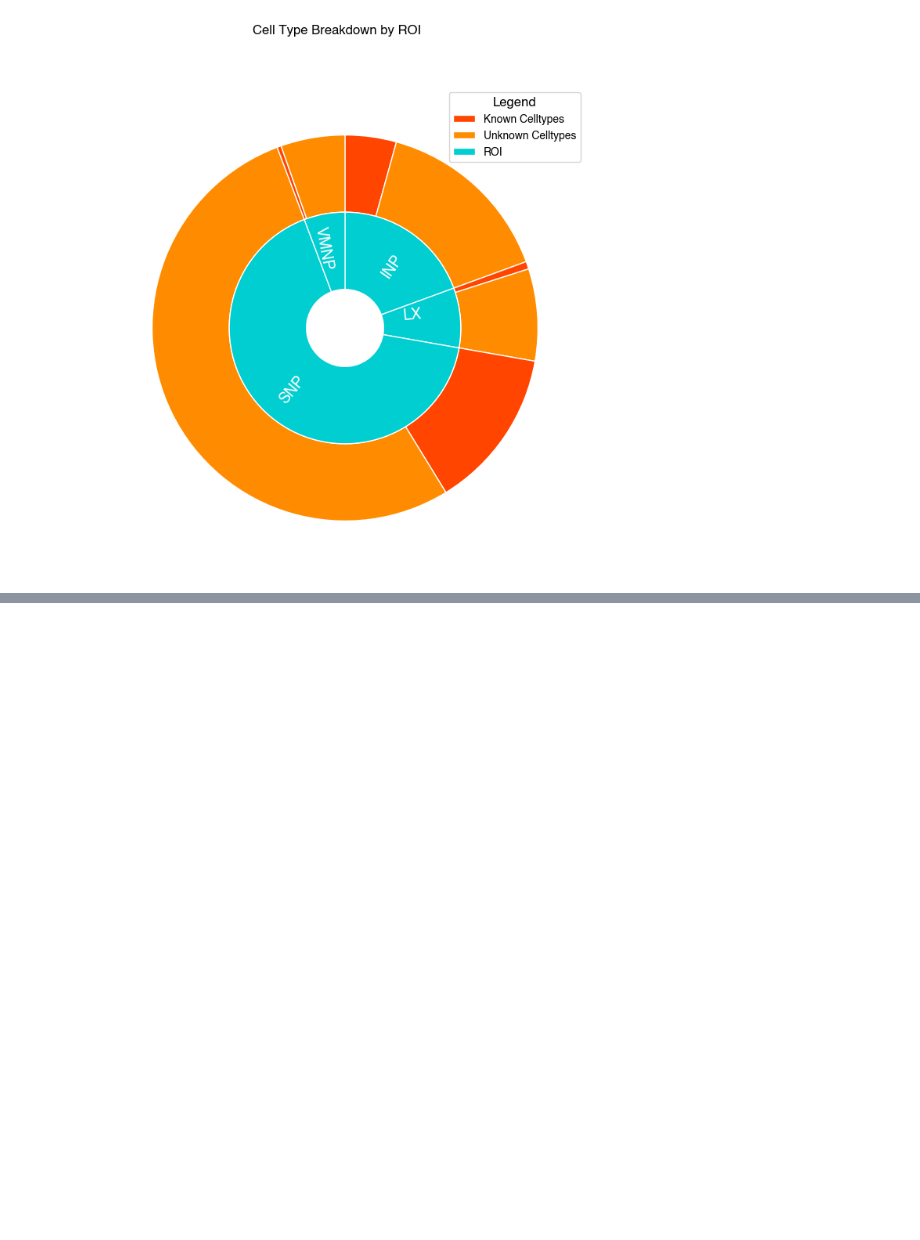
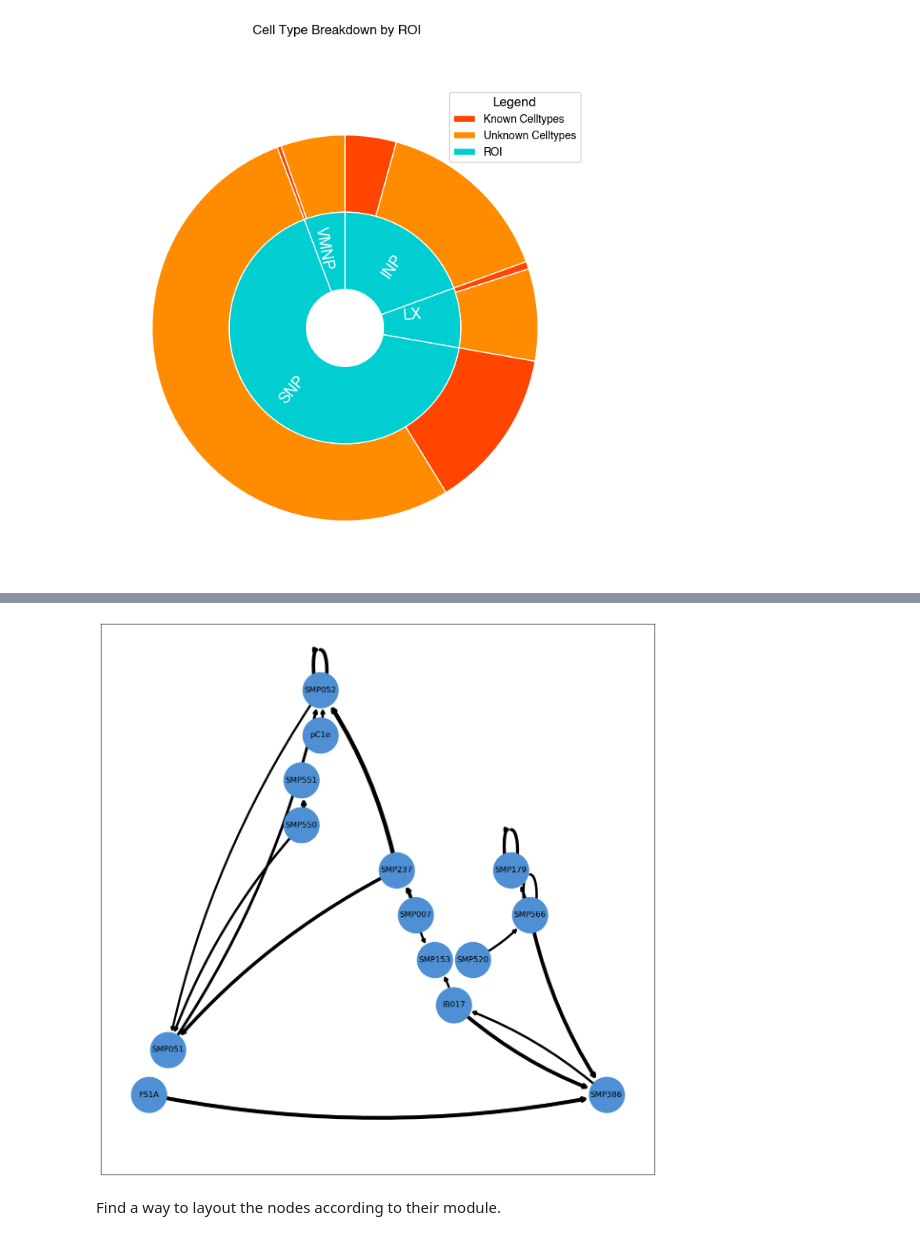
Before and after one commit to Gutierrez-lab/oviIN-analyses-gabrielle, a Jupyter notebook: hub_bespoke.ipynb, the cells around one changed output, grey strips where cells are left out. Saved outputs shown, nothing was run; the diff lists cells and outputs as text; code cells hidden in the pictures; blank space fills up the shorter version.

```diff
--- a/hub_bespoke.ipynb
+++ b/hub_bespoke.ipynb
@@ -852,0 +1165,18 @@ fig.savefig('figures/breakdown_knownVSunknown.svg', dpi=300, bbox_inches='tight'
+# %%
+fig = plt.figure(figsize=(15, 15))
+
+#layers = {"a": [0], "b": [1], "c": [2, 3], "d": [4]}
+#pos = nx.multipartite_layout(G, subset_key=layers)
+pos = nx.planar_layout(G)  # positions for all nodes - seed for reproducibility
+options = {
+    "font_size": 12,
+    "node_size": 3000,
+    "node_color": colors[0],
+    "edgecolors": "black",
+    "linewidths": 0,
+    "width": 1 + np.log([G.get_edge_data(u,v)["weight"] for u,v in G.edges]),
+    "connectionstyle": "arc3,rad=0.1"
+}
+nx.draw_networkx(G, pos, **options)
+# %% [output]
+[figure, added]
@@ -852,0 +1186,2 @@ fig.savefig('figures/breakdown_knownVSunknown.svg', dpi=300, bbox_inches='tight'
+# %% [markdown]
+Find a way to layout the nodes according to their module.
```
Also changed, not shown: parts of 29 cells of this notebook, 10 other files.
